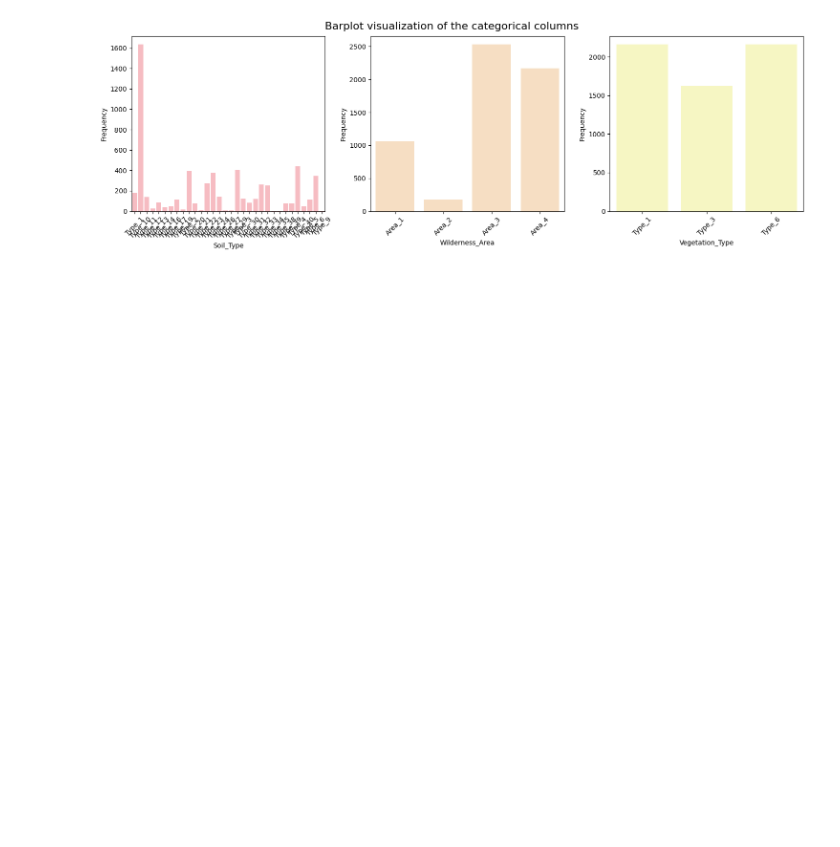
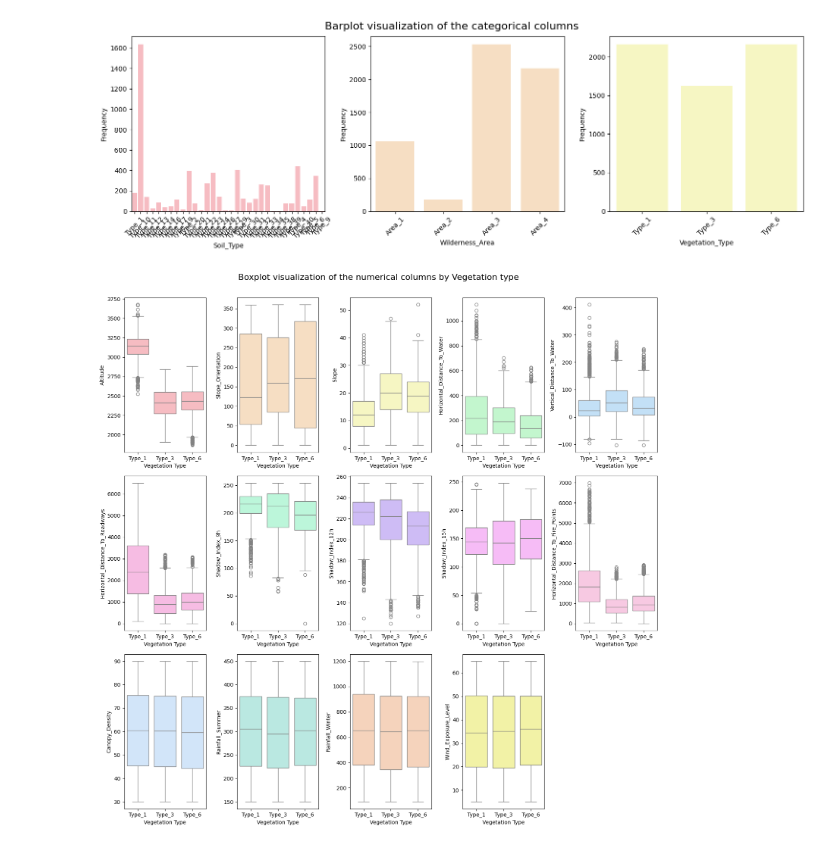
Before and after one commit to beatrizmsa/ml-vegetation-classifier, a Jupyter notebook: notebook.ipynb, the cells around one changed output. Cells and saved outputs as stored; diff of their text form; code cells hidden in the pictures; blank space fills up the shorter version.

Commit message:
Enhanced visualization function and changes to data analysis

```diff
--- a/notebook.ipynb
+++ b/notebook.ipynb
@@ -89,3 +97,7 @@ boxplot_visualization(data, numerical_columns, 'Boxplot visualization of the num
 barplot_visualization(data, categorical_columns, 'Barplot visualization of the categorical columns')
 # %% [output]
 [figure]
+# %%
+boxplot_by_type_visualization(data, numerical_columns, 'Boxplot visualization of the numerical columns by Vegetation type')
+# %% [output]
+[figure, added]
```
Also changed, not shown: parts of 5 cells of this notebook, 1 other file.
